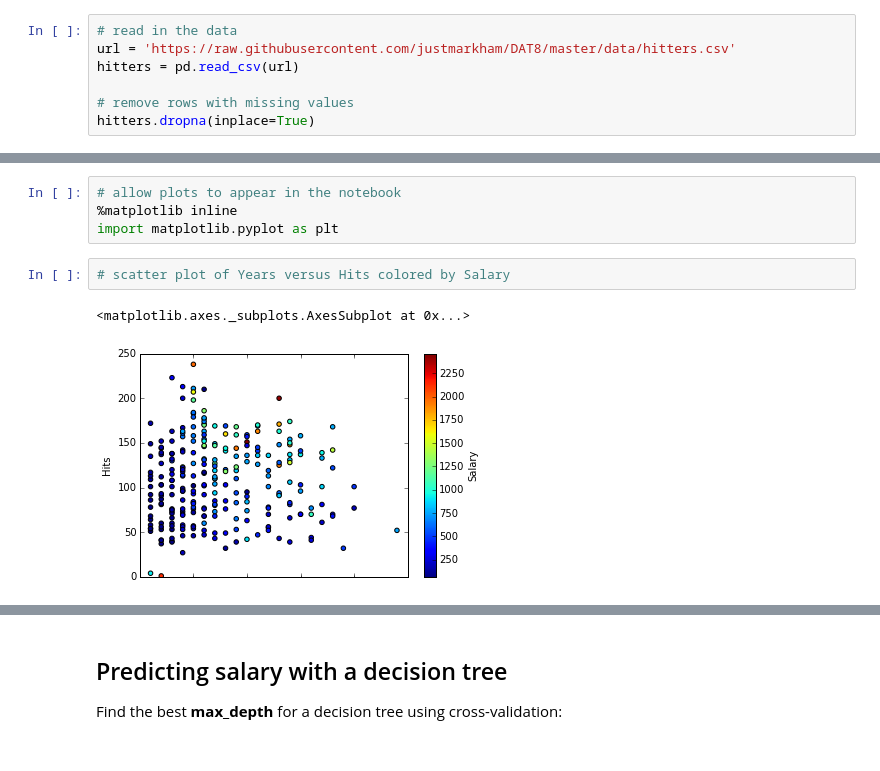
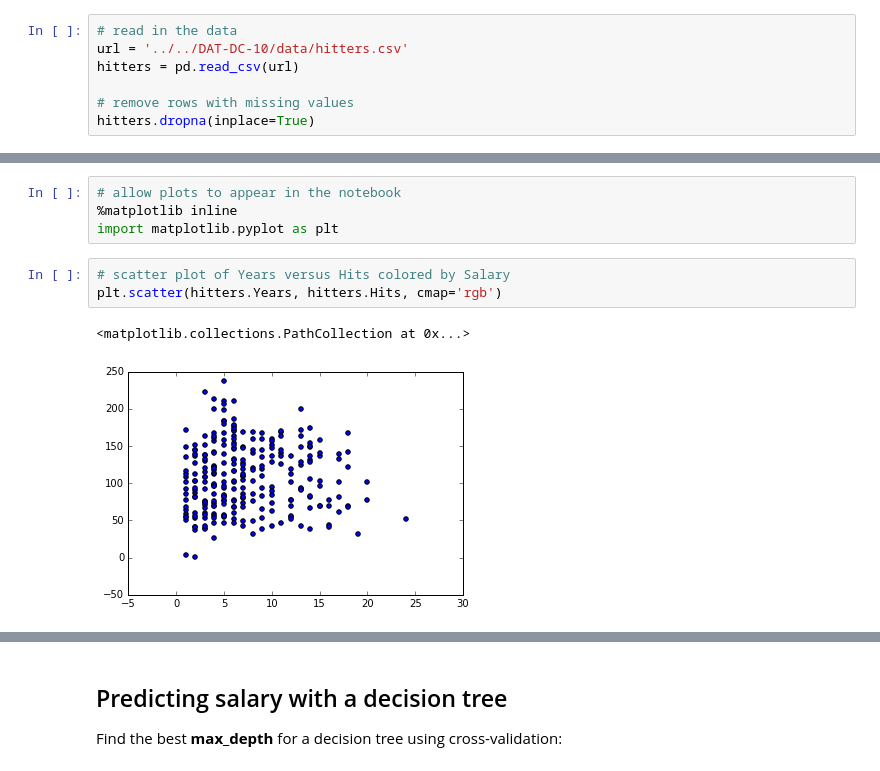
Before and after one commit to octaviaaris/ga_hw, a Jupyter notebook: notebooks/18_ensembling_op.ipynb, the cells around one changed output, grey strips where cells are left out. Drawn from its saved outputs; the diff is of its cells as text.

```diff
--- a/notebooks/18_ensembling_op.ipynb
+++ b/notebooks/18_ensembling_op.ipynb
@@ -399,7 +399,7 @@ What's the point?
 ## Preparing the data
 # %%
 # read in the data
-url = 'https://raw.githubusercontent.com/justmarkham/DAT8/master/data/hitters.csv'
+url = '../../DAT-DC-10/data/hitters.csv'
 hitters = pd.read_csv(url)
 
 # remove rows with missing values
@@ -432,8 +432,9 @@ hitters.head()
 import matplotlib.pyplot as plt
 # %%
 # scatter plot of Years versus Hits colored by Salary
+plt.scatter(hitters.Years, hitters.Hits, cmap='rgb')
 # %% [output]
-<matplotlib.axes._subplots.AxesSubplot at 0x...>
+<matplotlib.collections.PathCollection at 0x...>
-[figure, old version]
+[figure, new version]
 # %%
 # define feature_cols: exclude career statistics (which start with "C") and the response (Salary)
```
Also changed, not shown: parts of 8 cells of this notebook, 8 other files.
